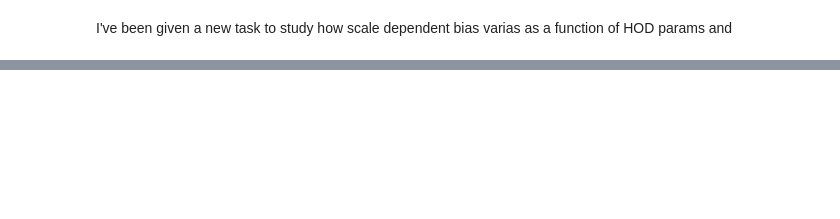
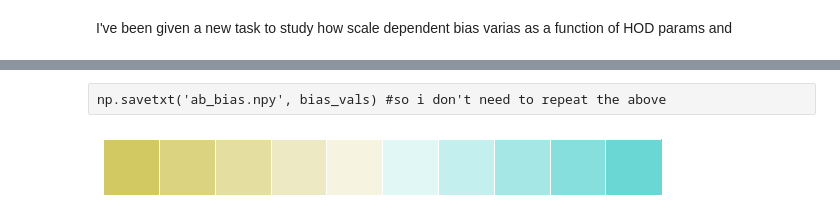
Before and after one commit to mclaughlin6464/pearce, a Jupyter notebook: notebooks/b(r,HOD) prototype.ipynb, the cells around one changed output, grey strips where cells are left out. Cells and saved outputs as stored; diff of their text form; code cells hidden in the pictures; blank space fills up the shorter version.

```diff
--- a/notebooks/b(r,HOD) prototype.ipynb
+++ b/notebooks/b(r,HOD) prototype.ipynb
@@ -111,0 +67,18 @@ print p
+# %%
+varied_param = 'logMmin'
+min_val, max_val = 12.0, 13.5
+N = 10
+varied_param_vals = np.linspace(min_val, max_val, N)
+bias_vals = np.zeros((N, len(rbc)))
+params = hod_params.copy()
+for i, p in enumerate(varied_param_vals):
+    params[varied_param] = p
+    cat.populate(params)
+    bias_vals[i, :] = cat.calc_bias(rbins)
+# %% [raw]
+np.savetxt('ab_bias.npy', bias_vals) #so i don't need to repeat the above
+# %%
+colors = sns.diverging_palette(80, 190,l= 80, n=N)
+sns.palplot(colors)
+# %% [output]
+[figure, added]
```
Also changed, not shown: parts of 19 cells of this notebook, 3 other files.
